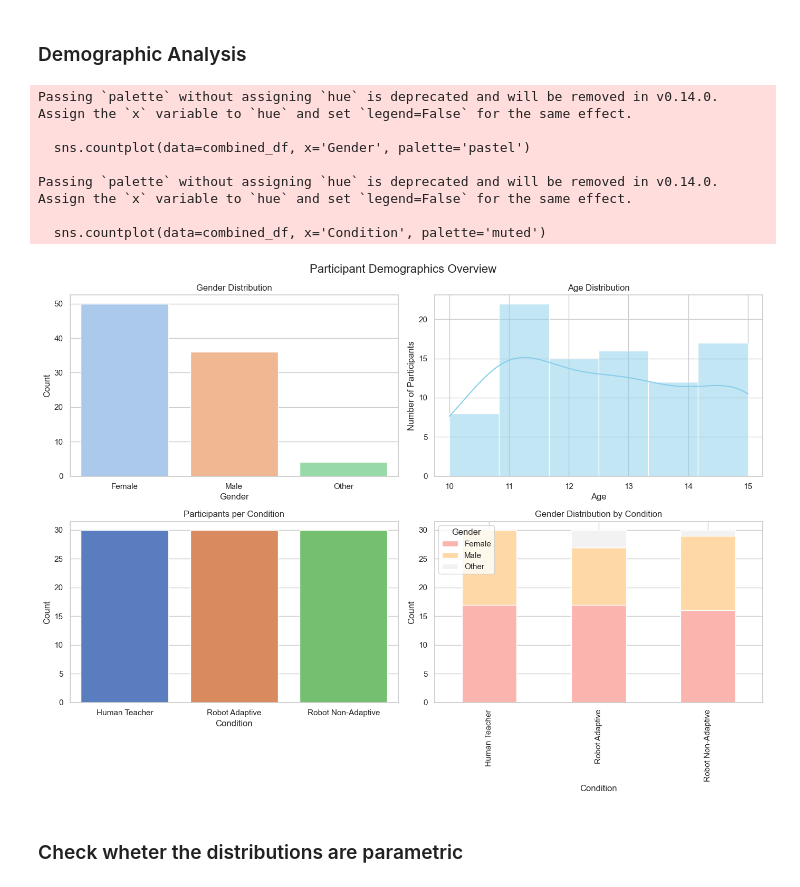
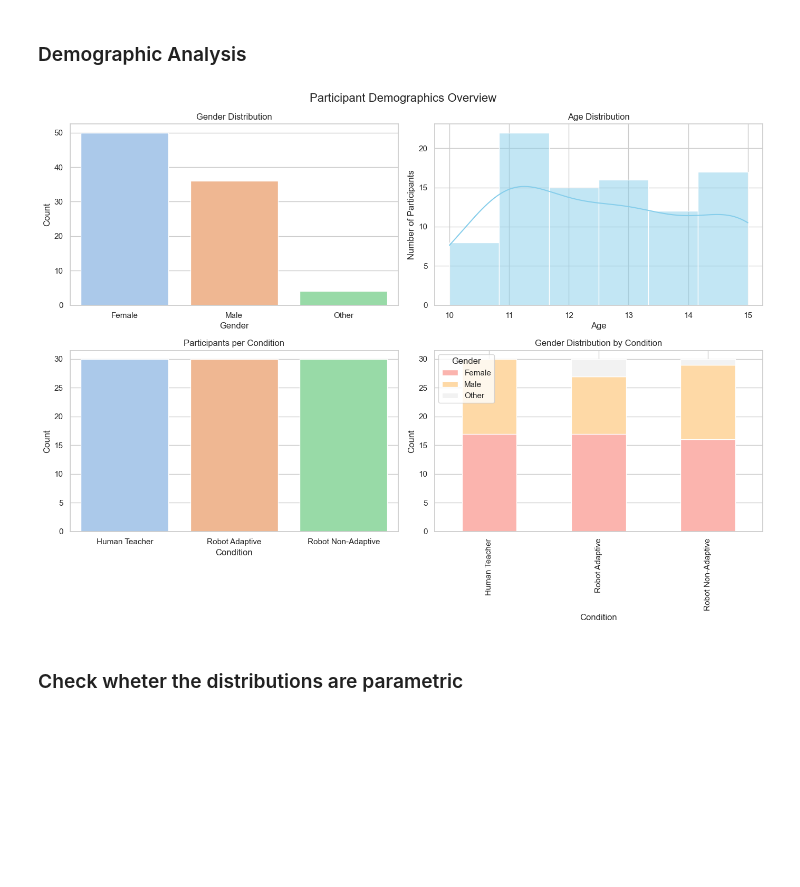
Before and after one commit to Janne-ro/HRI-Nao-as-Dance-Instructor, a Jupyter notebook: Fake_Data_Analysis.ipynb, the cells around one changed output. Saved outputs shown, nothing was run; the diff lists cells and outputs as text; code cells hidden in the pictures; blank space fills up the shorter version.

Commit message:
Small tweak in visualization

```diff
--- a/Fake_Data_Analysis.ipynb
+++ b/Fake_Data_Analysis.ipynb
@@ -155,46 +155,39 @@ plt.figure(figsize=(14, 10))
 
 # --- 1. Gender Distribution ---
 plt.subplot(2, 2, 1)
-sns.countplot(data=combined_df, x='Gender', palette='pastel')
+sns.countplot(data=combined_df, x='Gender', hue='Gender', palette='pastel', legend=False)
 plt.title('Gender Distribution')
 plt.xlabel('Gender')
 plt.ylabel('Count')
 
 # --- 2. Age Distribution ---
 plt.subplot(2, 2, 2)
 sns.histplot(data=combined_df, x='Age', bins=6, kde=True, color='skyblue')
 plt.title('Age Distribution')
 plt.xlabel('Age')
 plt.ylabel('Number of Participants')
 
 # --- 3. Condition Distribution ---
 plt.subplot(2, 2, 3)
-sns.countplot(data=combined_df, x='Condition', palette='muted')
+sns.countplot(data=combined_df, x='Condition', hue='Condition', palette='pastel', legend=False)
 plt.title('Participants per Condition')
 plt.xlabel('Condition')
 plt.ylabel('Count')
 
 # --- 4. Gender by Condition (stacked bar) ---
 plt.subplot(2, 2, 4)
 gender_condition_ct = pd.crosstab(combined_df['Condition'], combined_df['Gender'])
 gender_condition_ct.plot(kind='bar', stacked=True, colormap='Pastel1', ax=plt.gca())
 plt.title('Gender Distribution by Condition')
 plt.xlabel('Condition')
 plt.ylabel('Count')
 plt.legend(title='Gender')
 
 plt.tight_layout()
 plt.suptitle('Participant Demographics Overview', fontsize=16, y=1.02)
 plt.show()
 # %% [output]
-Passing `palette` without assigning `hue` is deprecated and will be removed in v0.14.0. Assign the `x` variable to `hue` and set `legend=False` for the same effect.
-
-  sns.countplot(data=combined_df, x='Gender', palette='pastel')
-
-Passing `palette` without assigning `hue` is deprecated and will be removed in v0.14.0. Assign the `x` variable to `hue` and set `legend=False` for the same effect.
-
-  sns.countplot(data=combined_df, x='Condition', palette='muted')
-[figure, old version]
+[figure, new version]
 # %% [markdown]
 ### Check wheter the distributions are parametric
 # %%
```
